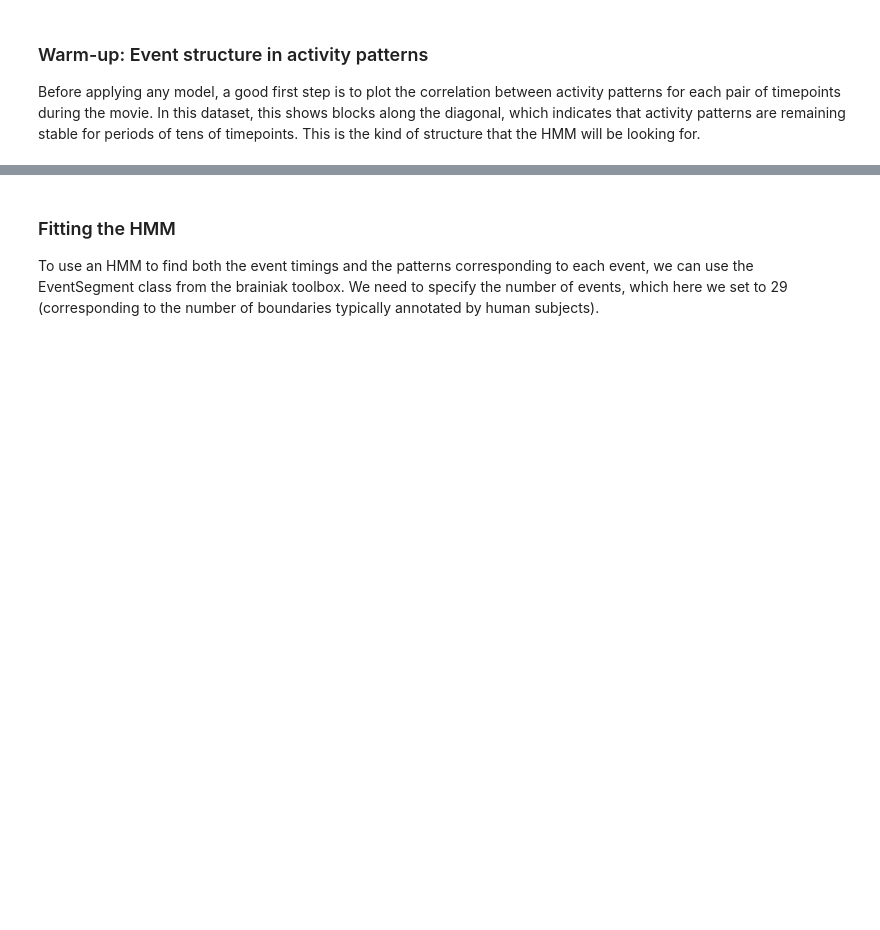
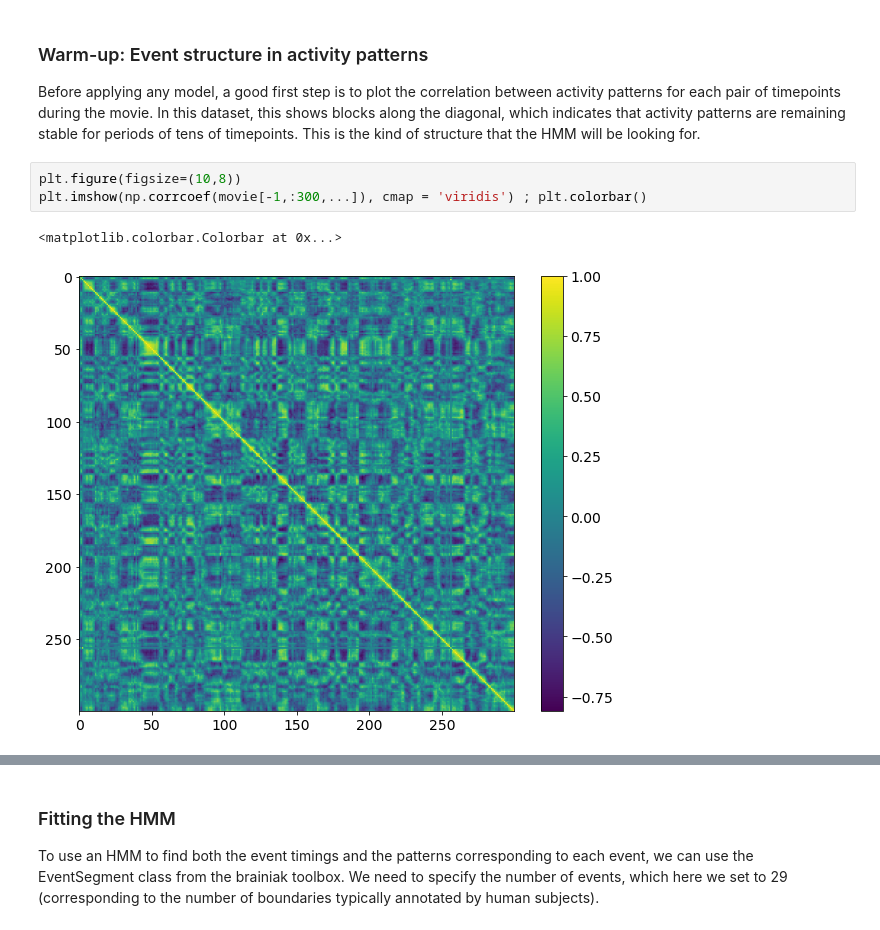
Before and after one commit to brodoSwaggins/brainiak, a Jupyter notebook: docs/examples/eventseg/Event_Segmentation.ipynb, the cells around one changed output, grey strips where cells are left out. Drawn from its saved outputs; the diff is of its cells as text; blank space fills up the shorter version.

```diff
--- a/docs/examples/eventseg/Event_Segmentation.ipynb
+++ b/docs/examples/eventseg/Event_Segmentation.ipynb
@@ -62,5 +63,11 @@ movie.shape, recall.shape, movie_group.shape
 ### Warm-up: Event structure in activity patterns
 
 Before applying any model, a good first step is to plot the correlation between activity patterns for each pair of timepoints during the movie. In this dataset, this shows blocks along the diagonal, which indicates that activity patterns are remaining stable for periods of tens of timepoints. This is the kind of structure that the HMM will be looking for.
+# %%
+plt.figure(figsize=(10,8))
+plt.imshow(np.corrcoef(movie[-1,:300,...]), cmap = 'viridis') ; plt.colorbar()
+# %% [output]
+<matplotlib.colorbar.Colorbar at 0x...>
+[figure, added]
 # %%
 plt.figure(figsize=(10,8))
```
Also changed, not shown: parts of 11 cells of this notebook, 2 other files.
